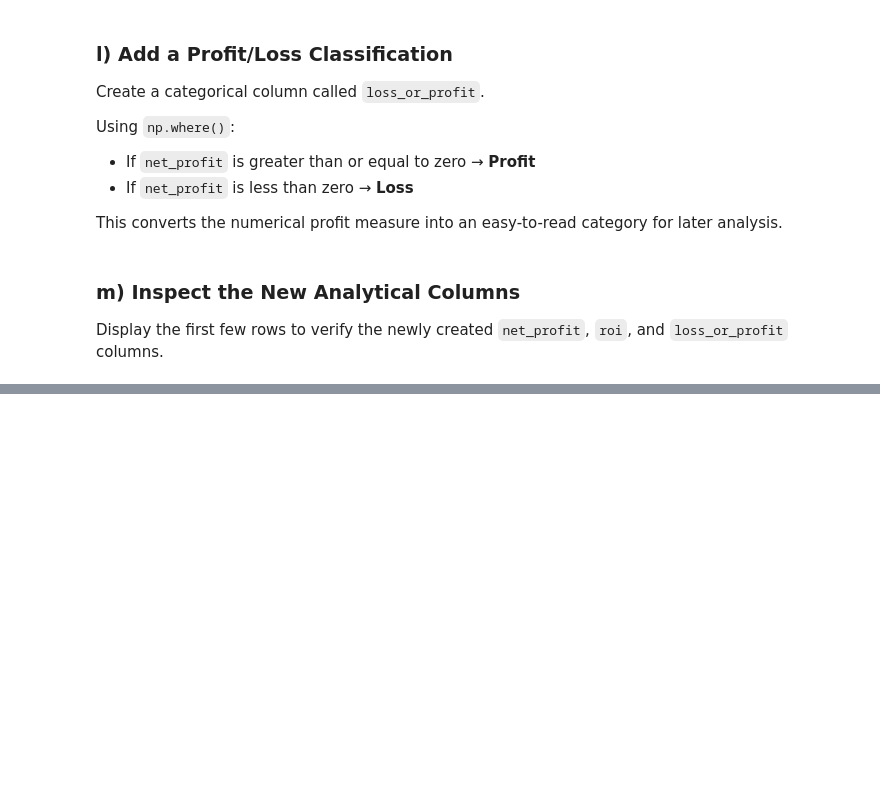
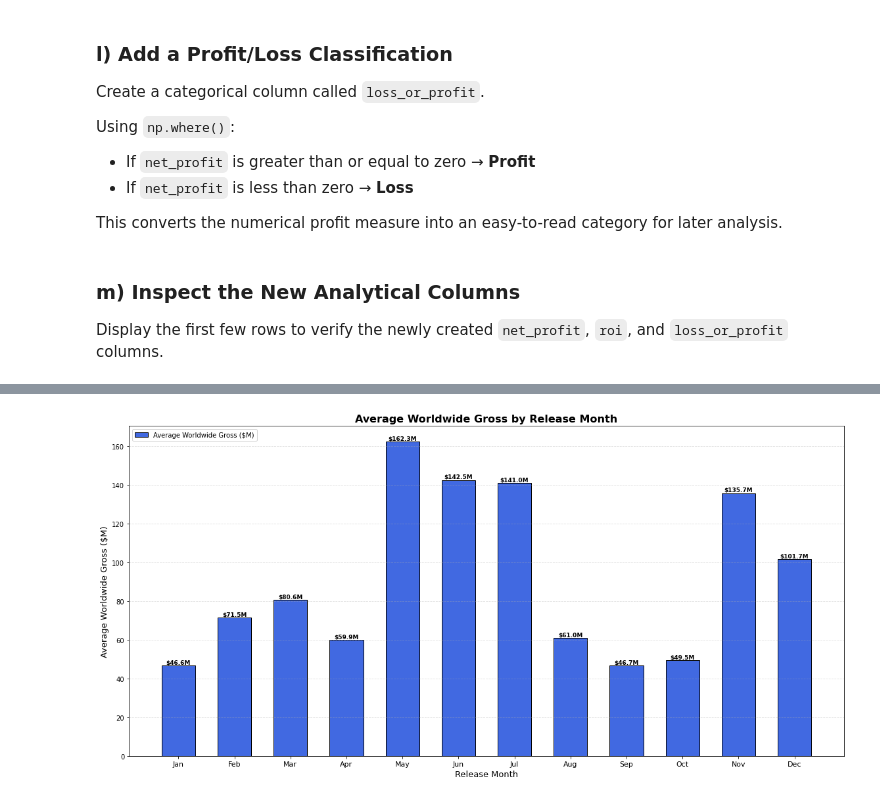
Before and after one commit to silviaogero/movie-studio-production-analysis, a Jupyter notebook: movie_studio.ipynb, the cells around one changed output, grey strips where cells are left out. Saved outputs shown, nothing was run; the diff lists cells and outputs as text; code cells hidden in the pictures; blank space fills up the shorter version.

Commit message:
Add movie timing and genre analysis

```diff
--- a/movie_studio.ipynb
+++ b/movie_studio.ipynb
@@ -503,0 +522,14 @@ df.head()
+# %%
+# Group movies by release month and calculate Average worldwide gross.
+monthly_performance = (
+    df.groupby('release_month')
+      .agg(
+          average_worldwide_gross=('worldwide_gross', 'mean'),
+
+      )
+)
+
+# Convert average worldwide gross from dollars to millions for easier interpretation.
+monthly_performance['average_worldwide_gross'] = (
+    monthly_performance['average_worldwide_gross'] / 1e6
+)
@@ -503,0 +560,85 @@ df.head()
+# %%
+# Create positions for the 12 months
+months = monthly_performance.index
+x = np.arange(len(months))
+
+# Create the figure
+fig, ax1 = plt.subplots(figsize=(16, 8))
+
+# -----------------------------
+# AVERAGE WORLDWIDE GROSS
+# -----------------------------
+
+bars_gross = ax1.bar(
+    x,
+    monthly_performance['average_worldwide_gross'],
+    width=0.6,
+    color='royalblue',
+    edgecolor='black',
+    label='Average Worldwide Gross ($M)'
+)
+
+ax1.set_xlabel('Release Month', fontsize=13)
+
+ax1.set_ylabel(
+    'Average Worldwide Gross ($M)',
+    fontsize=13
+)
+
+ax1.set_title(
+    'Average Worldwide Gross by Release Month',
+    fontsize=16,
+    fontweight='bold'
+)
+
+# -----------------------------
+# X-AXIS
+# -----------------------------
+
+month_labels = [
+    'Jan', 'Feb', 'Mar', 'Apr', 'May', 'Jun',
+    'Jul', 'Aug', 'Sep', 'Oct', 'Nov', 'Dec'
+]
+
+ax1.set_xticks(x)
+ax1.set_xticklabels(month_labels, fontsize=11)
+
+# -----------------------------
+# Add values above the bars
+# -----------------------------
+
+for bar in bars_gross:
+    height = bar.get_height()
+
+    ax1.text(
+        bar.get_x() + bar.get_width() / 2,
+        height,
+        f'${height:.1f}M',
+        ha='center',
+        va='bottom',
+        fontsize=9,
+        fontweight='bold'
+    )
+
+# -----------------------------
+# Grid
+# -----------------------------
+
+ax1.grid(
+    axis='y',
+    linestyle='--',
+    alpha=0.4
+)
+
+# -----------------------------
+# Legend
+# -----------------------------
+
+ax1.legend(
+    loc='upper left'
+)
+
+plt.tight_layout()
+plt.show()
+# %% [output]
+[figure, added]
```
Also changed, not shown: parts of 37 cells of this notebook, 2 other files.
